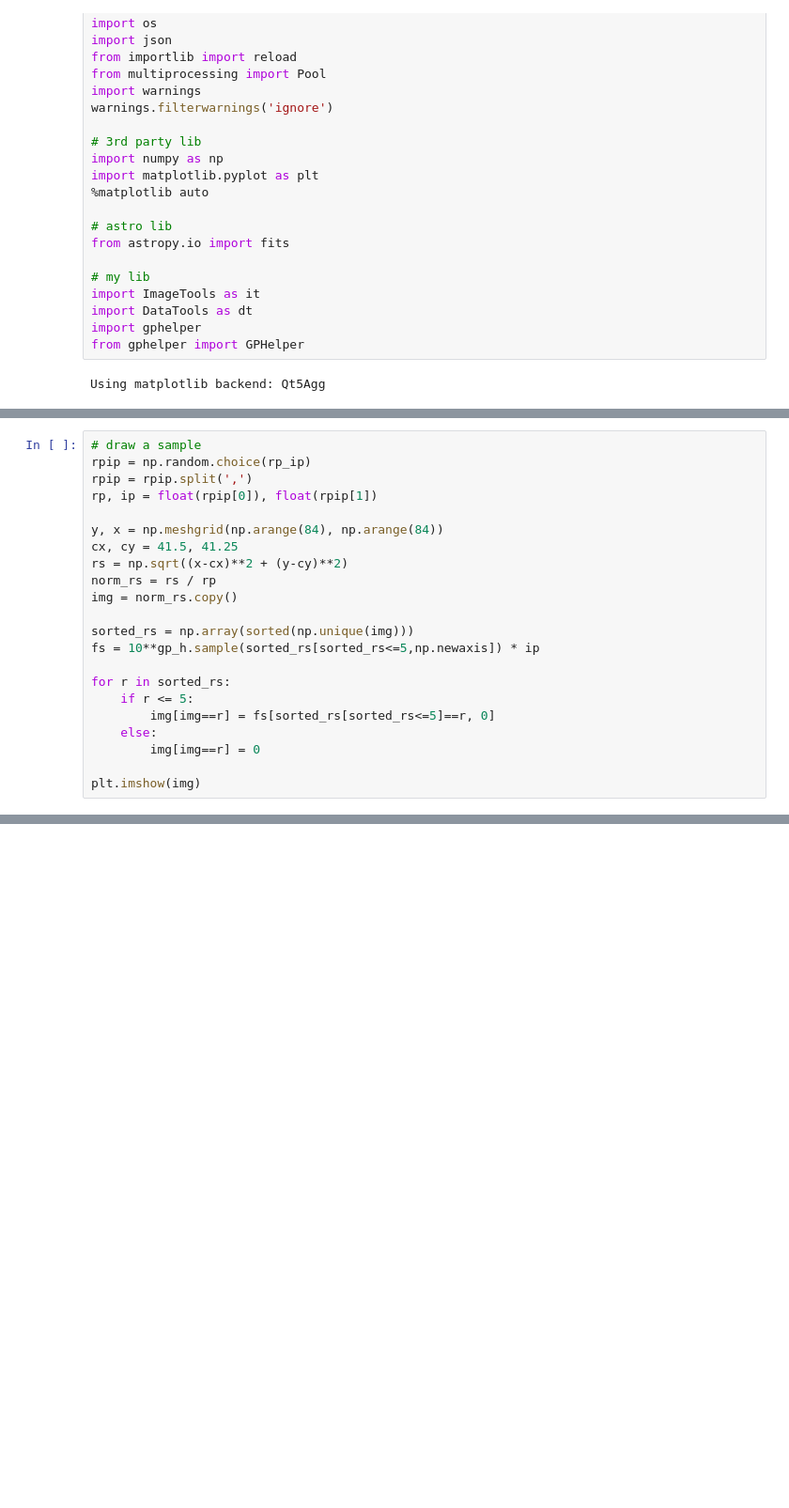
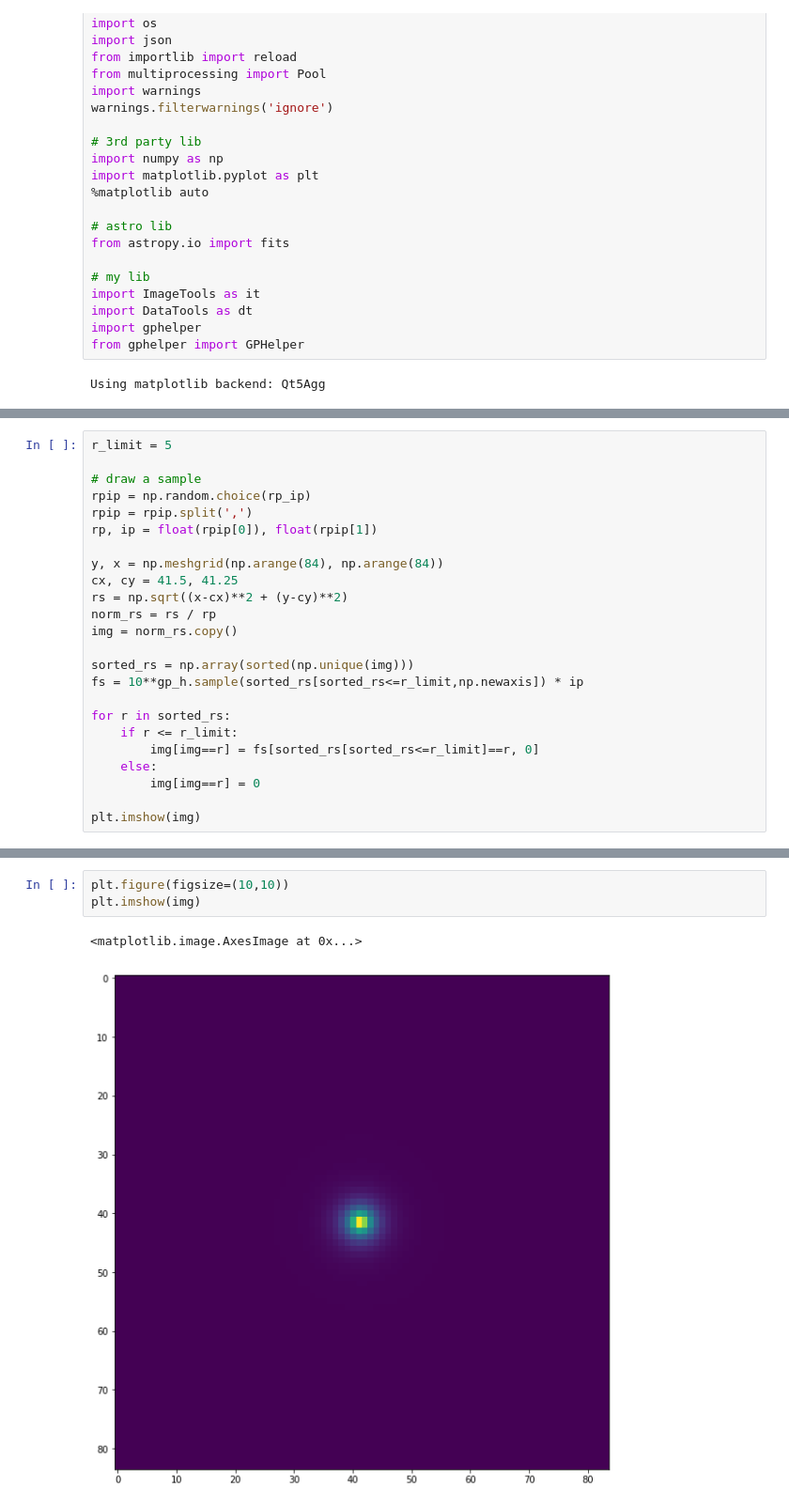
Before and after one commit to ryanhausen/gp-imgs, a Jupyter notebook: post_stuff/PetrosianImageGeneration.ipynb, the cells around one changed output, grey strips where cells are left out. Shown at 94% size. Drawn from its saved outputs; the diff is of its cells as text; blank space fills up the shorter version.

Commit message:
progress on synthetic images

```diff
--- a/post_stuff/PetrosianImageGeneration.ipynb
+++ b/post_stuff/PetrosianImageGeneration.ipynb
@@ -39,4 +39,6 @@ with open('rp_ip', 'r') as f:
 # %%
+r_limit = 5
+
 # draw a sample
 rpip = np.random.choice(rp_ip)
 rpip = rpip.split(',')
@@ -49,11 +51,11 @@ norm_rs = rs / rp
 img = norm_rs.copy()
 
 sorted_rs = np.array(sorted(np.unique(img)))
-fs = 10**gp_h.sample(sorted_rs[sorted_rs<=5,np.newaxis]) * ip
+fs = 10**gp_h.sample(sorted_rs[sorted_rs<=r_limit,np.newaxis]) * ip
 
 for r in sorted_rs:
-    if r <= 5:
-        img[img==r] = fs[sorted_rs[sorted_rs<=5]==r, 0]
+    if r <= r_limit:
+        img[img==r] = fs[sorted_rs[sorted_rs<=r_limit]==r, 0]
     else:
         img[img==r] = 0
 
@@ -143,0 +202,6 @@ plt.imshow(z_img+z_noise)
+# %%
+plt.figure(figsize=(10,10))
+plt.imshow(img)
+# %% [output]
+<matplotlib.image.AxesImage at 0x...>
+[figure, added]
```
Also changed, not shown: parts of 10 cells of this notebook, 3 other files.
